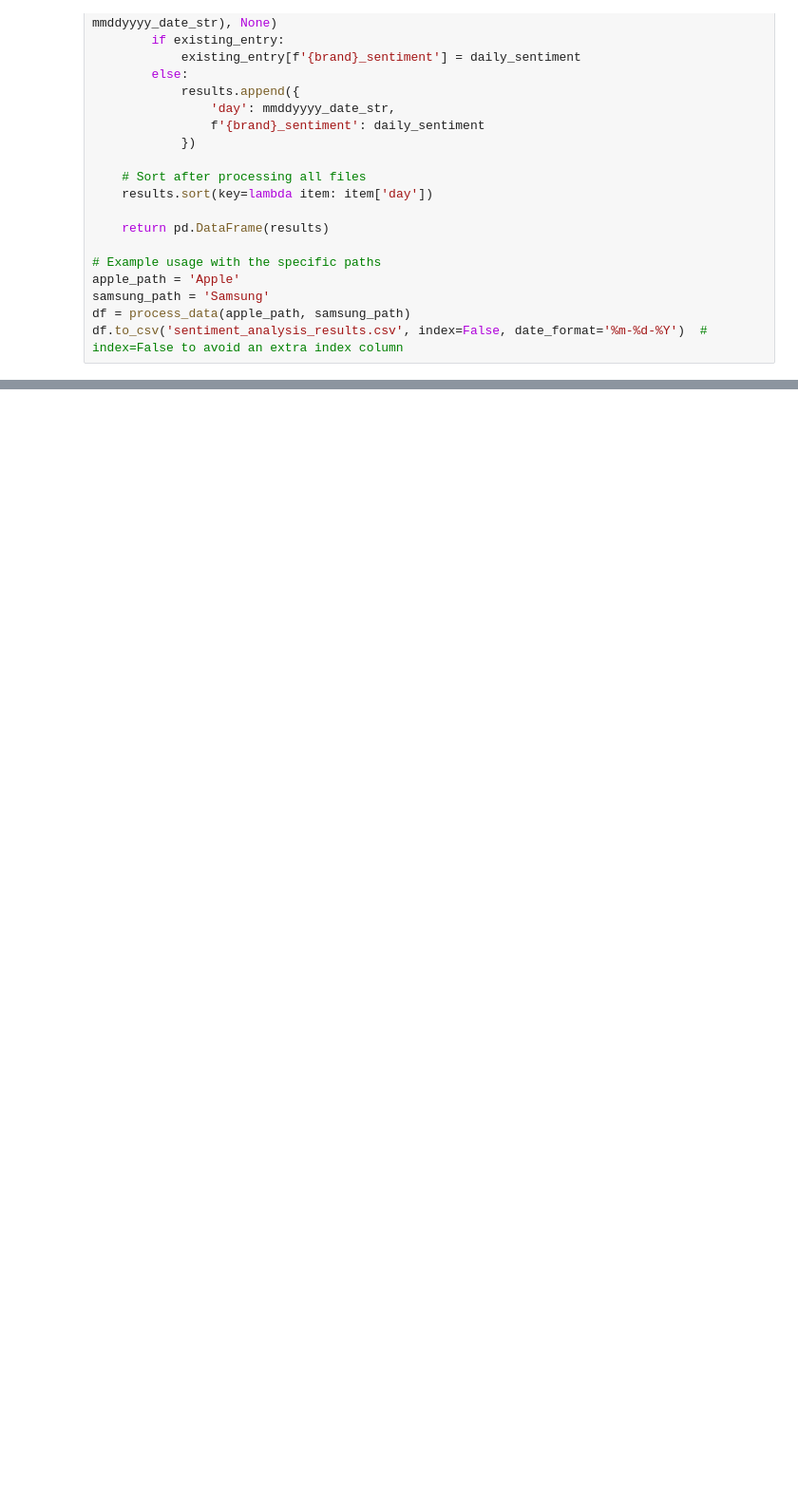
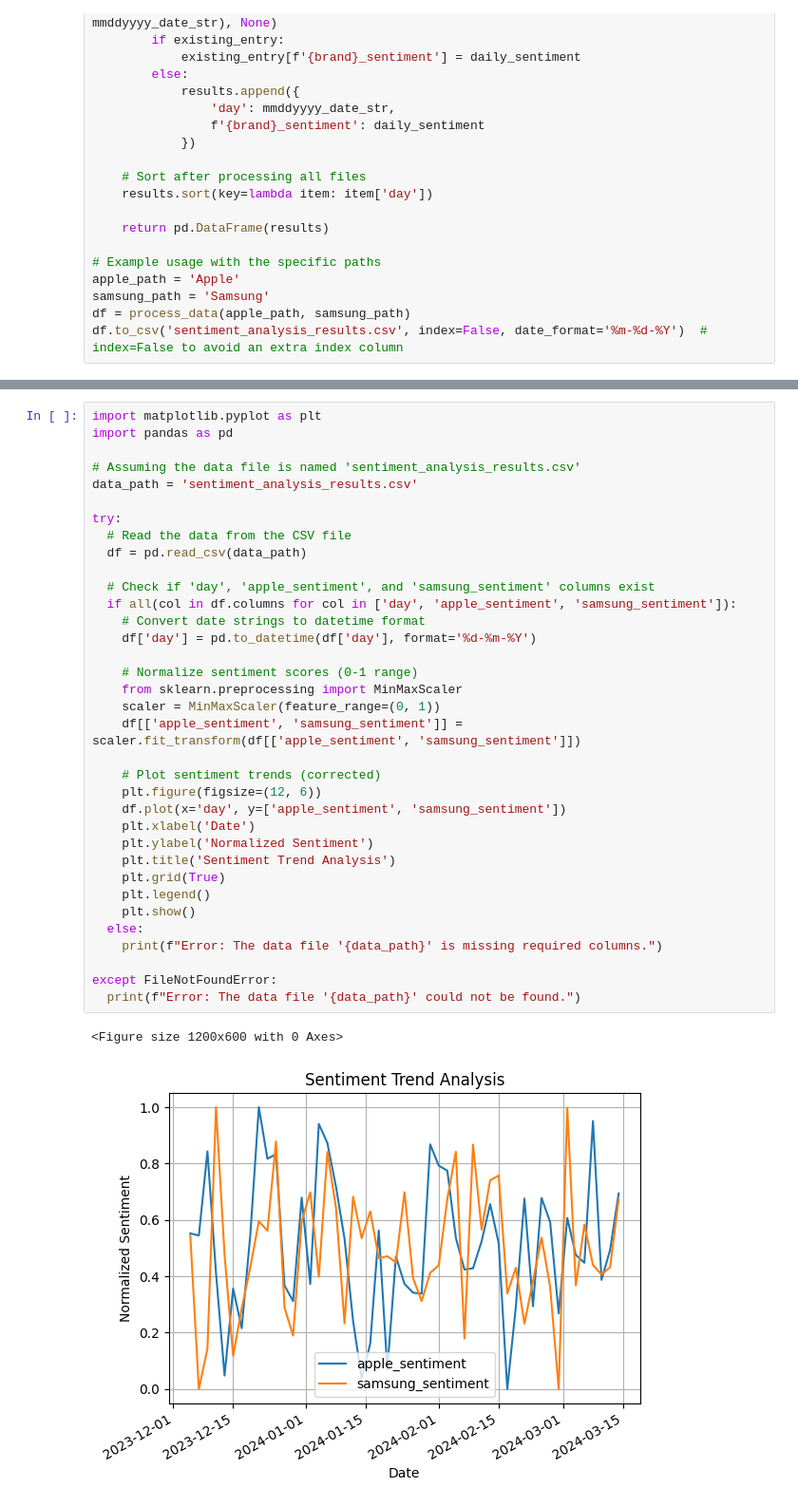
Before and after one commit to sanketkittad/brand-reputation-monitoring, a Jupyter notebook: model_akhi.ipynb, the cells around one changed output, grey strips where cells are left out. Shown at 95% size. Cells and saved outputs as stored; diff of their text form; blank space fills up the shorter version.

```diff
--- a/model_akhi.ipynb
+++ b/model_akhi.ipynb
@@ -55,0 +171,38 @@ df.to_csv('sentiment_analysis_results.csv', index=False, date_format='%m-%d-%Y')
+# %%
+import matplotlib.pyplot as plt
+import pandas as pd
+
+# Assuming the data file is named 'sentiment_analysis_results.csv'
+data_path = 'sentiment_analysis_results.csv'
+
+try:
+  # Read the data from the CSV file
+  df = pd.read_csv(data_path)
+
+  # Check if 'day', 'apple_sentiment', and 'samsung_sentiment' columns exist
+  if all(col in df.columns for col in ['day', 'apple_sentiment', 'samsung_sentiment']):
+    # Convert date strings to datetime format
+    df['day'] = pd.to_datetime(df['day'], format='%d-%m-%Y')
+
+    # Normalize sentiment scores (0-1 range)
+    from sklearn.preprocessing import MinMaxScaler
+    scaler = MinMaxScaler(feature_range=(0, 1))
+    df[['apple_sentiment', 'samsung_sentiment']] = scaler.fit_transform(df[['apple_sentiment', 'samsung_sentiment']])
+
+    # Plot sentiment trends (corrected)
+    plt.figure(figsize=(12, 6))
+    df.plot(x='day', y=['apple_sentiment', 'samsung_sentiment'])
+    plt.xlabel('Date')
+    plt.ylabel('Normalized Sentiment')
+    plt.title('Sentiment Trend Analysis')
+    plt.grid(True)
+    plt.legend()
+    plt.show()
+  else:
+    print(f"Error: The data file '{data_path}' is missing required columns.")
+
+except FileNotFoundError:
+  print(f"Error: The data file '{data_path}' could not be found.")
+# %% [output]
+<Figure size 1200x600 with 0 Axes>
+[figure, added]
```
Also changed, not shown: parts of 3 cells of this notebook, 1 other file.
